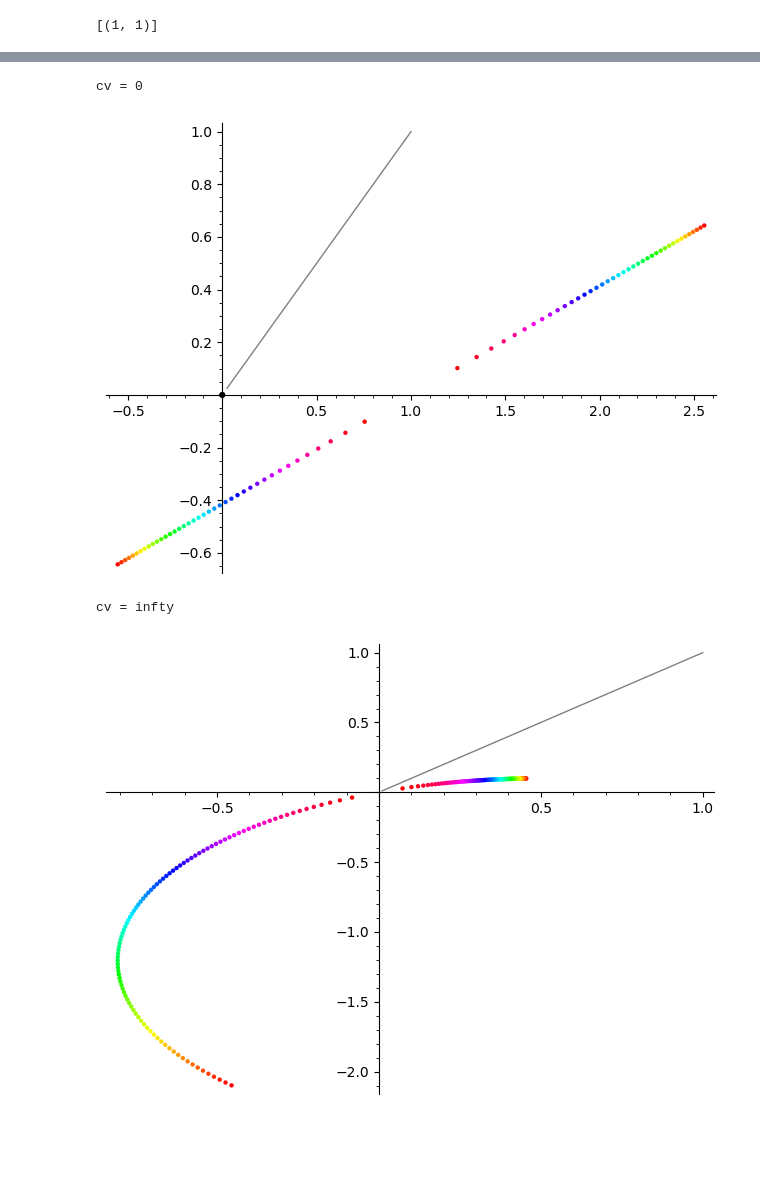
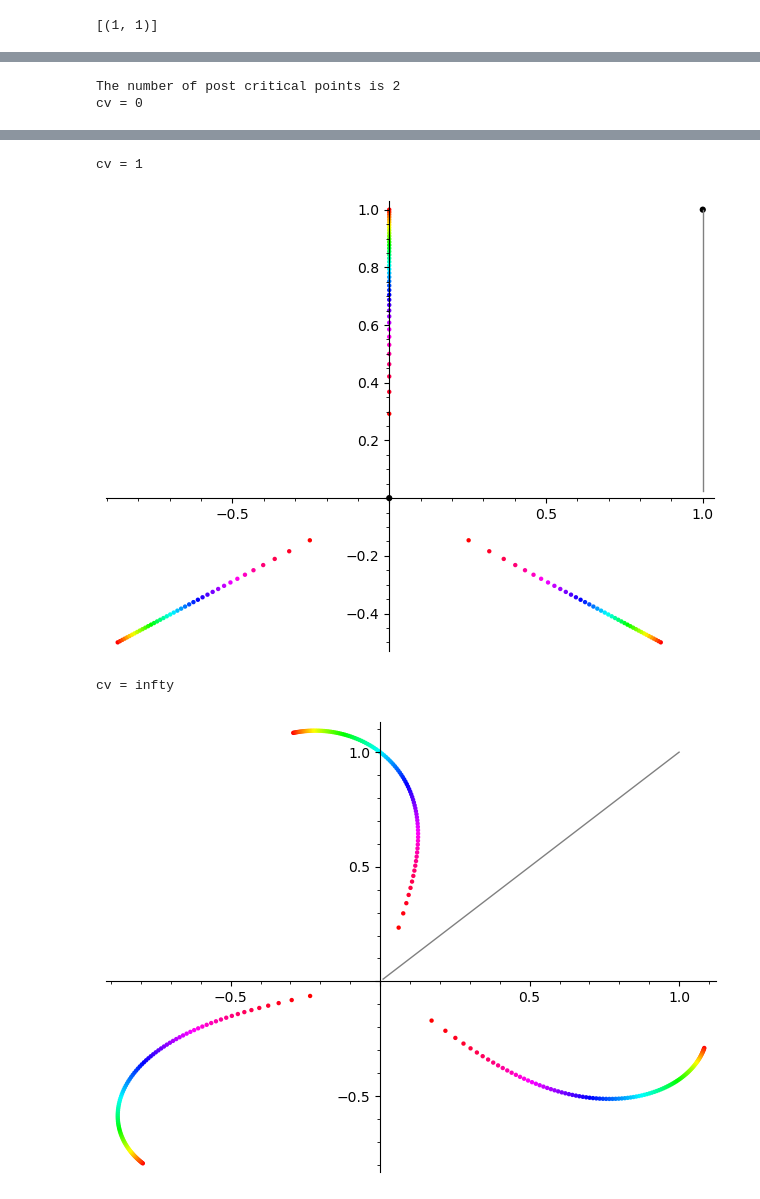
Before and after one commit to junwenwaynepeng/IteratedMonodromyGroup, a Jupyter notebook: IteratedMonodromyGroup.ipynb, the cells around one changed output, grey strips where cells are left out. Cells and saved outputs as stored; diff of their text form; code cells hidden in the pictures; blank space fills up the shorter version.

Commit message:
fix UnboundLocalError and an error in preimage_...
There are several things doesn't clean up yet:
1. The runtime of some functions are slow.
2. The names of variables are not systematically given.

```diff
--- a/IteratedMonodromyGroup.ipynb
+++ b/IteratedMonodromyGroup.ipynb
@@ -452,7 +455,7 @@ def _to_permutation_form(track=None, label2index=None):
 
     return sigma, label2index
 # %%
-def permutation_form(f, base_point, steps=10):
+def permutation_form(f, base_point, steps=10, boring_shift = 10):
     """
     Build monodromy generators as permutations by tracking inverse branches of f
     along straight-line paths from base_point to each critical value (and ∞ if polynomial).
@@ -466,7 +469,6 @@ def permutation_form(f, base_point, steps=10):
     """
     # --- utilities ------------------------------------------------------------
     x = var('x')
-    boring_shift = 10
     f = f.subs({f.variables()[0]: x})
     # 1. Find critical points and simplify
     if f.is_polynomial(x):
@@ -734,16 +800,36 @@ def preimage_path_plots(f, base_point, steps=50, steps_infty=100,
 
 
     # critical points/values for f
-    C_f_with_mult = diff(f).roots()
-    C_f = [root[0].full_simplify() for root in C_f_with_mult]
-    P_f = list({f(x=p).full_simplify() for p in C_f })  # unique but order not guaranteed
+    if f.is_polynomial(x):
+        crit_with_mult = diff(f, x).numerator().roots(ring=QQbar)
+    else:
+        g = 1/x + boring_shift
+        g_inverse = 1/(x - boring_shift)
+        f = g_inverse(x=f(x=g)).full_simplify()
+        crit_with_mult = diff(f, x).numerator().roots(ring=QQbar)
+    # 2. Deduplicate using a simple set (no sorting needed yet)
+    crit_points = {root[0] for root in crit_with_mult}
+
+    # 3. Initialize post-critical points
+    post_crit_points = {f(x=p) for p in crit_points}
+
+    # 4. Close under f
+    while True:
+        new_vals = {f(x=p) for p in post_crit_points}
+        next_vals = post_crit_points | new_vals
+
+        if next_vals == post_crit_points:
+            break
+
+        post_crit_points = next_vals
+        print(f"The number of post critical points is {len(post_crit_points)}")
 
     figure_dict = {}
 
     # --- finite critical values ---
-    for crit_val in P_f:
+    for pole in post_crit_points:
         # build a path (with detours if near other critical values)
-        path_vals = _path_from_a2b(base_point, crit_val, steps,post_crit_values=P_f, **path_kwargs)
+        path_vals = _path_from_a2b(base_point, pole, steps,post_crit_values=list(post_crit_points), **path_kwargs)
 
         # preimages at each path value
         preimages_set = [
@@ -760,9 +846,9 @@ def preimage_path_plots(f, base_point, steps=50, steps_infty=100,
 
         # overlay all critical values once
         if show_crit_points:
-            G += list_plot(P_f, color='black', size=20)
+            G += list_plot(list(post_crit_points), color='black', size=20)
 
-        figure_dict[crit_val] = G
+        figure_dict[pole] = G
 
     # --- infinity branch via conjugation ---
     if include_infty:
@@ -786,11 +872,7 @@ def preimage_path_plots(f, base_point, steps=50, steps_infty=100,
     return figure_dict
 # %%
 x = var('x')
-#f = -4*x^3 + 6*x^2 - 1/2
-f = 2/(x-1)^2
-
-fs = [x^2, x^2-2, x^2-1,  1/(x-1)^2, -x^2/4-4*x, -4*x^2/9-12*x, 2/(x-1)^2, -2*x/(2*x^2-4*x+1), (3*x^2-4*x+1)/(1-4*x), x^3, 1-x^3, -2*x^3+3*x^2+1/2, -2*x^3+3*x^2, -x^3+3*x^2/2-1, 2*x^3-3*x^2+1, 2*x^3-3*x^2+1/2, x^3-3*x^2/2, -3*x^3+9*x^2/2, -4*x^3+6*x^2-1/2, 4*x^3-6*x^2+3/2, 3*x^3-9*x^2/2+1, -x^3+3*x^2/2-1, -x^3/4+3*x/2+2, -x^3/28-3*x/4+7/2]
-# problem function: (x-1)^2/2,
+f = 1-x^3
 base_point = i+1
 steps = 10
 # %%
@@ -849,9 +946,9 @@ KeyError: 0
 # %%
 figs = preimage_path_plots(f, base_point, steps=40, steps_infty=100, include_infty=True)
-# Show a particular one:
-figs['infty'].show()
 # Or any finite critical value:
 for cv, G in figs.items():
     print("cv =", cv)
     show(G)
 # %% [output]
+The number of post critical points is 2
+cv = 0
@@ -859,4 +956,4 @@ for cv, G in figs.items():
-cv = 0
+cv = 1
-[figure, old version]
+[figure, new version]
-cv = infty
+cv = infty
-[figure, old version]
+[figure, new version]
```
Also changed, not shown: parts of 5 cells of this notebook.
